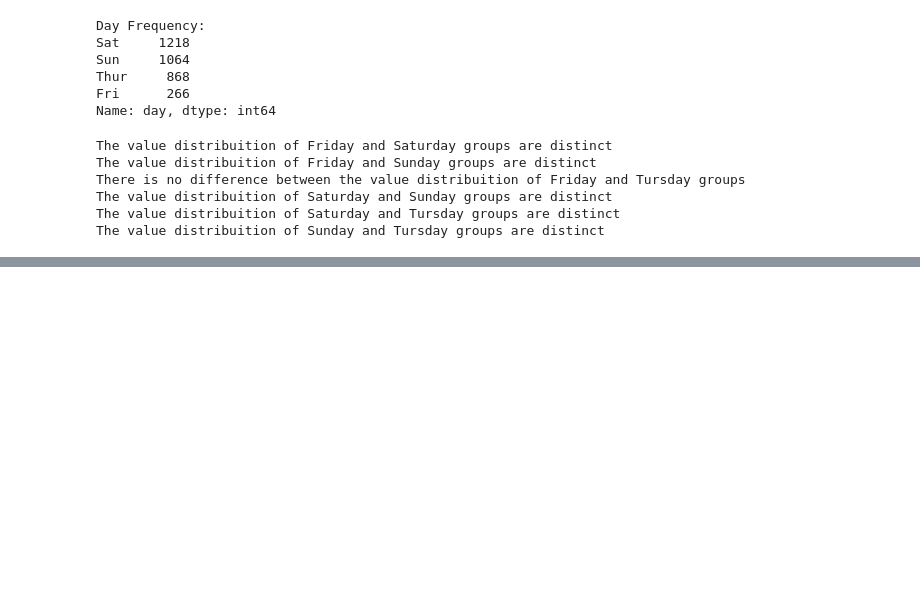
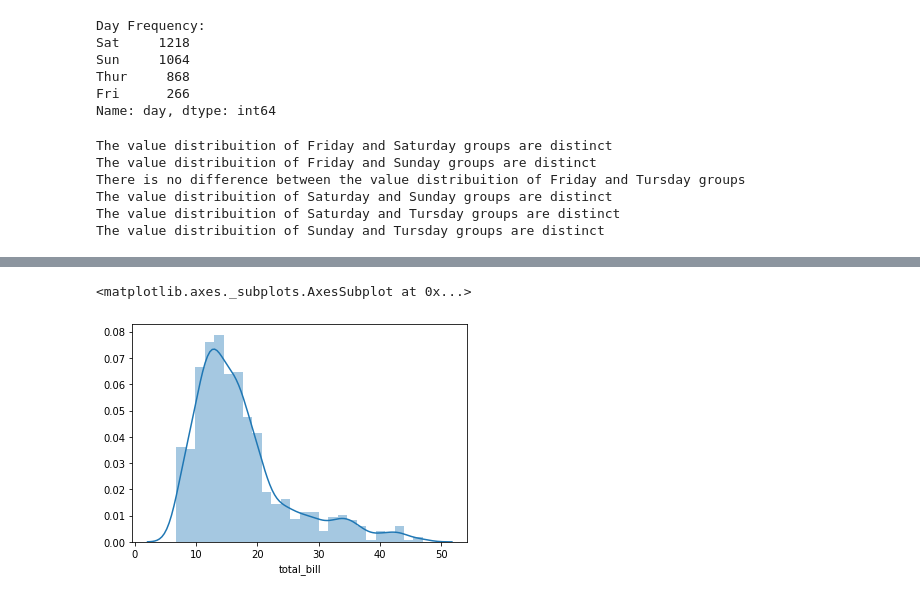
Before and after one commit to Igor-Arantes/Graphic_analysis_sns_exemples, a Jupyter notebook: Tips Analysis Seaborn.ipynb, the cells around one changed output, grey strips where cells are left out. Drawn from its saved outputs; the diff is of its cells as text; code cells hidden in the pictures; blank space fills up the shorter version.

```diff
--- a/Tips Analysis Seaborn.ipynb
+++ b/Tips Analysis Seaborn.ipynb
@@ -189,0 +207,5 @@ The value distribuition of Sunday and Tursday groups are distinct
+# %%
+sns.distplot(tips.query('time == "Lunch"').total_bill)
+# %% [output]
+<matplotlib.axes._subplots.AxesSubplot at 0x...>
+[figure, added]
```
Also changed, not shown: parts of 9 cells of this notebook.
